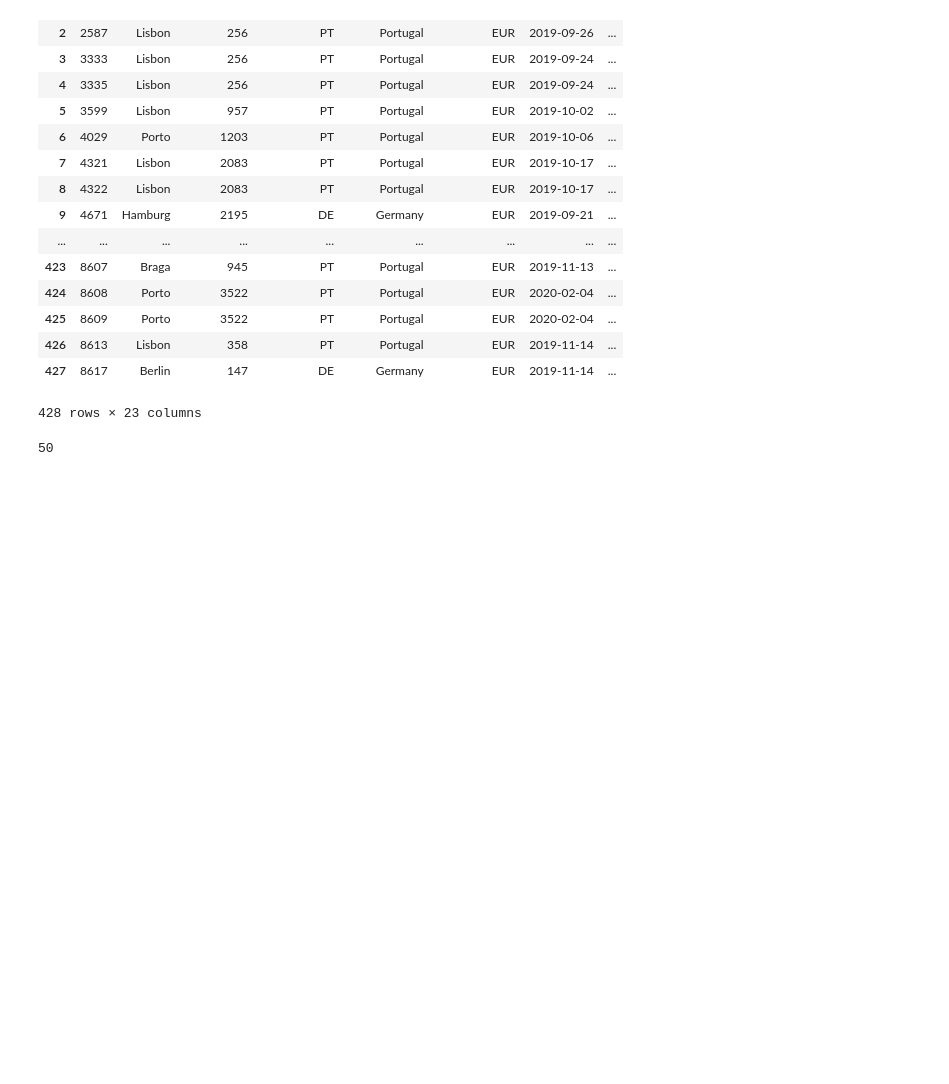
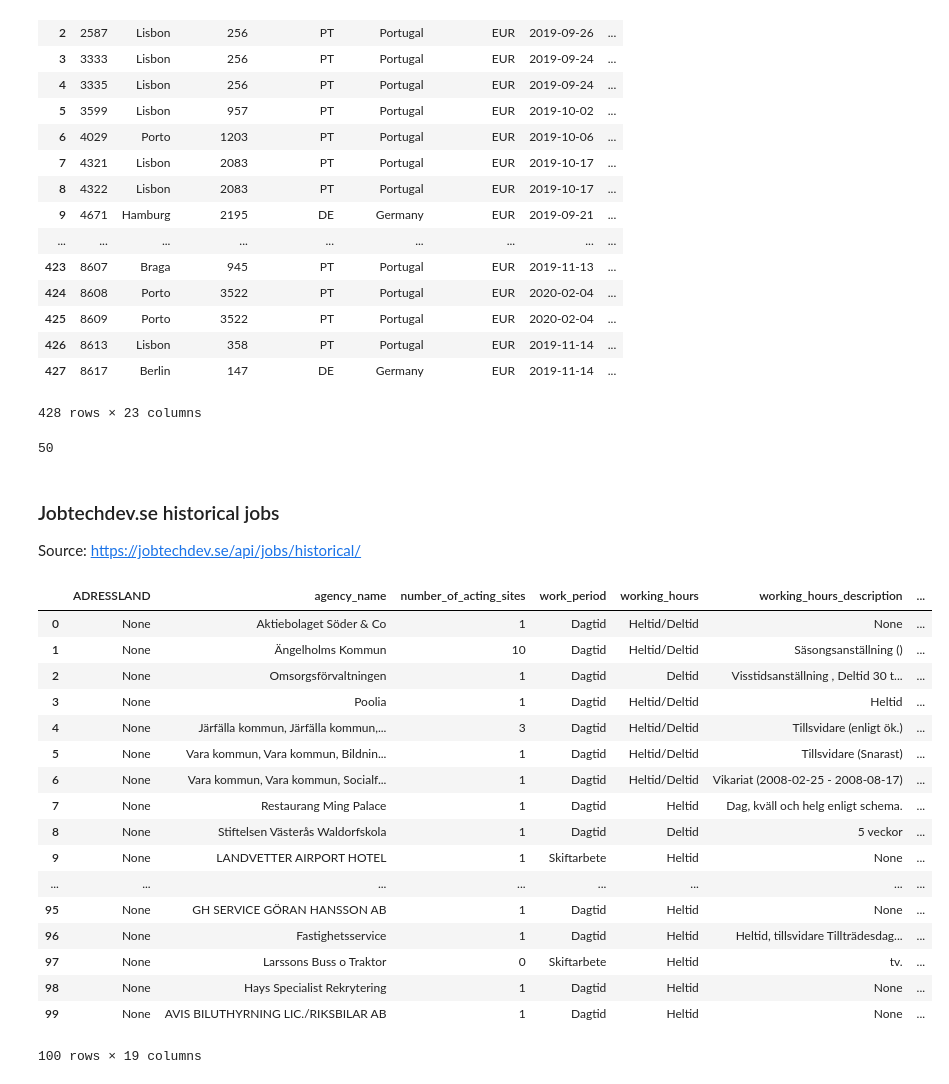
Before and after one commit to gabfr/work-around-the-world, a Jupyter notebook: datasets-exploration.ipynb, the cells around one changed output. Drawn from its saved outputs; the diff is of its cells as text; code cells hidden in the pictures; blank space fills up the shorter version.

Commit message:
Adding more exploration of the data sources

```diff
--- a/datasets-exploration.ipynb
+++ b/datasets-exploration.ipynb
@@ -120,3 +138,54 @@ len(lj_companies_list)
 # Two more ideas of sites to crawl:
 # - https://relocate.me/
 # - https://relocateme.eu/jobs/
+# %% [markdown]
+### Jobtechdev.se historical jobs
+
+Source: https://jobtechdev.se/api/jobs/historical/
+# %%
+import pandas as pd
+
+def translate_jobtechdev_columns(df):
+    return (
+        df.withColumnRenamed('AG_NAMN', 'agency_name')
+                   .withColumnRenamed('ANTAL_AKT_PLATSER', 'number_of_acting_sites')
+                   .withColumnRenamed('ARBETSDRIFT', 'work_period')
+                   .withColumnRenamed('ARBETSTID', 'working_hours')
+                   .withColumnRenamed('BESKR_ARBETSDRIFT', 'working_hours_description')
+                   .withColumnRenamed('FORSTA_PUBLICERINGSDATUM', 'published_at')
+                   .withColumnRenamed('HEMSIDA', 'website')
+                   .withColumnRenamed('KOMMUN_KOD', 'community_code')
+                   .withColumnRenamed('ORGNR', 'company_number')
+                   .withColumnRenamed('PLATSBESKRIVNING', 'job_description')
+                   .withColumnRenamed('PLATSNUMMER', 'job_number')
+                   .withColumnRenamed('PLATSRUBRIK', 'job_title')
+                   .withColumnRenamed('POSTNR', 'zipcode')
+                   .withColumnRenamed('POSTORT', 'city')
+                   .withColumnRenamed('SISTA_ANSOK_PUBLDATUM', 'expires_at')
+                   .withColumnRenamed('TILLTRADE', 'urgency_level_description')
+                   .withColumnRenamed('VARAKTIGHET', 'duration')
+    )
+
+jtd_hist = 'datasets/jobtechdev-historical/2008.json'
+jtd_hist_df = spark.read.json(jtd_hist)
+jtd_hist_df = translate_jobtechdev_columns(jtd_hist_df)
+jtd_hist_df.limit(100).toPandas()
+# %% [output]
+|  | ADRESSLAND | agency_name | number_of_acting_sites | work_period | working_hours | working_hours_description | ... |
+| 0 | None | Aktiebolaget Söder & Co | 1 | Dagtid | Heltid/Deltid | None | ... |
+| 1 | None | Ängelholms Kommun | 10 | Dagtid | Heltid/Deltid | Säsongsanställning () | ... |
+| 2 | None | Omsorgsförvaltningen | 1 | Dagtid | Deltid | Visstidsanställning , Deltid 30 t... | ... |
+| 3 | None | Poolia | 1 | Dagtid | Heltid/Deltid | Heltid | ... |
+| 4 | None | Järfälla kommun, Järfälla kommun,... | 3 | Dagtid | Heltid/Deltid | Tillsvidare (enligt ök.) | ... |
+| 5 | None | Vara kommun, Vara kommun, Bildnin... | 1 | Dagtid | Heltid/Deltid | Tillsvidare (Snarast) | ... |
+| 6 | None | Vara kommun, Vara kommun, Socialf... | 1 | Dagtid | Heltid/Deltid | Vikariat (2008-02-25 - 2008-08-17) | ... |
+| 7 | None | Restaurang Ming Palace | 1 | Dagtid | Heltid | Dag, kväll och helg enligt schema. | ... |
+| 8 | None | Stiftelsen Västerås Waldorfskola | 1 | Dagtid | Deltid | 5 veckor | ... |
+| 9 | None | LANDVETTER AIRPORT HOTEL | 1 | Skiftarbete | Heltid | None | ... |
+| ... | ... | ... | ... | ... | ... | ... | ... |
+| 95 | None | GH SERVICE GÖRAN HANSSON AB | 1 | Dagtid | Heltid | None | ... |
+| 96 | None | Fastighetsservice | 1 | Dagtid | Heltid | Heltid, tillsvidare Tillträdesdag... | ... |
+| 97 | None | Larssons Buss o Traktor | 0 | Skiftarbete | Heltid | tv. | ... |
+| 98 | None | Hays Specialist Rekrytering | 1 | Dagtid | Heltid | None | ... |
+| 99 | None | AVIS BILUTHYRNING LIC./RIKSBILAR AB | 1 | Dagtid | Heltid | None | ... |
+100 rows × 19 columns
```
Also changed, not shown: parts of 6 cells of this notebook.
